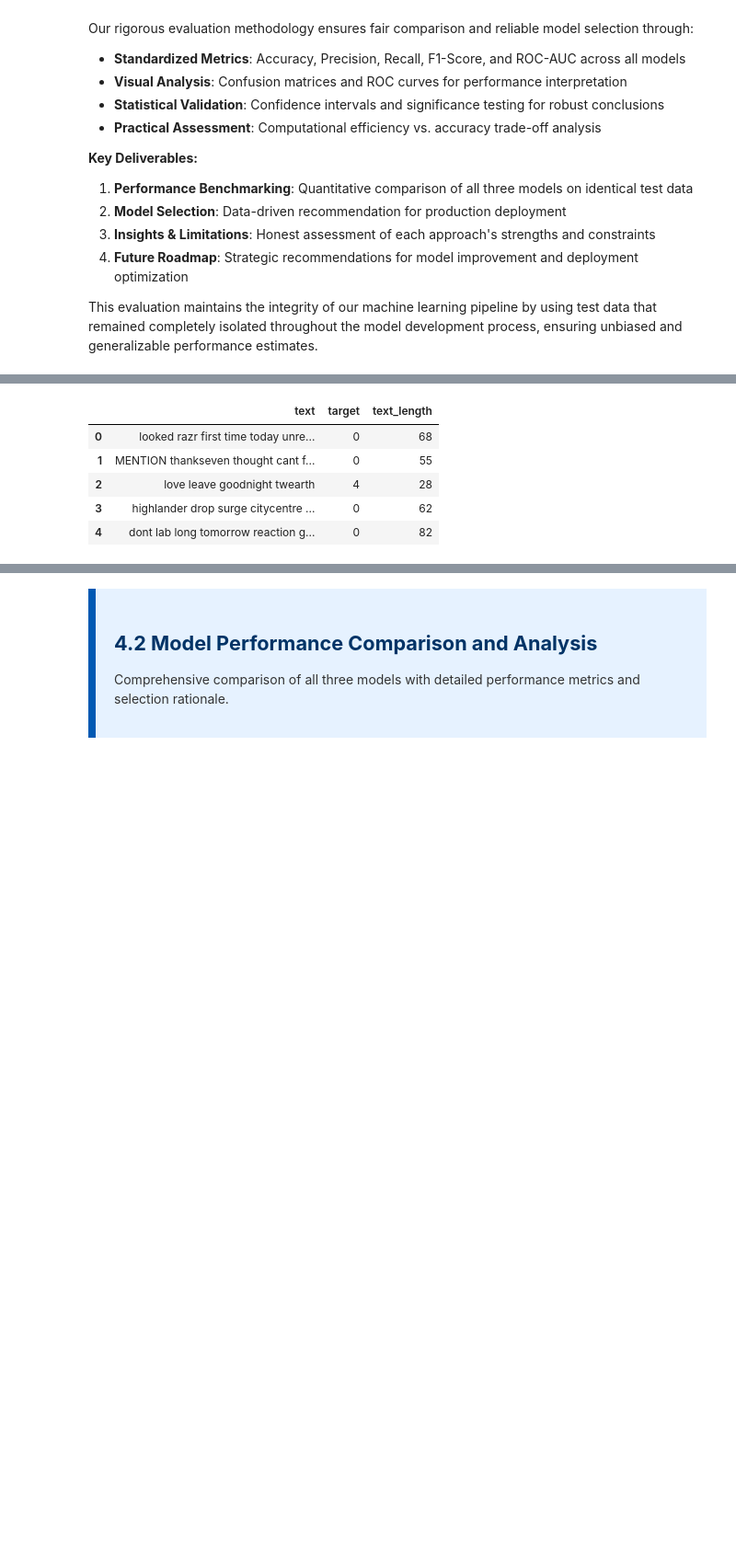
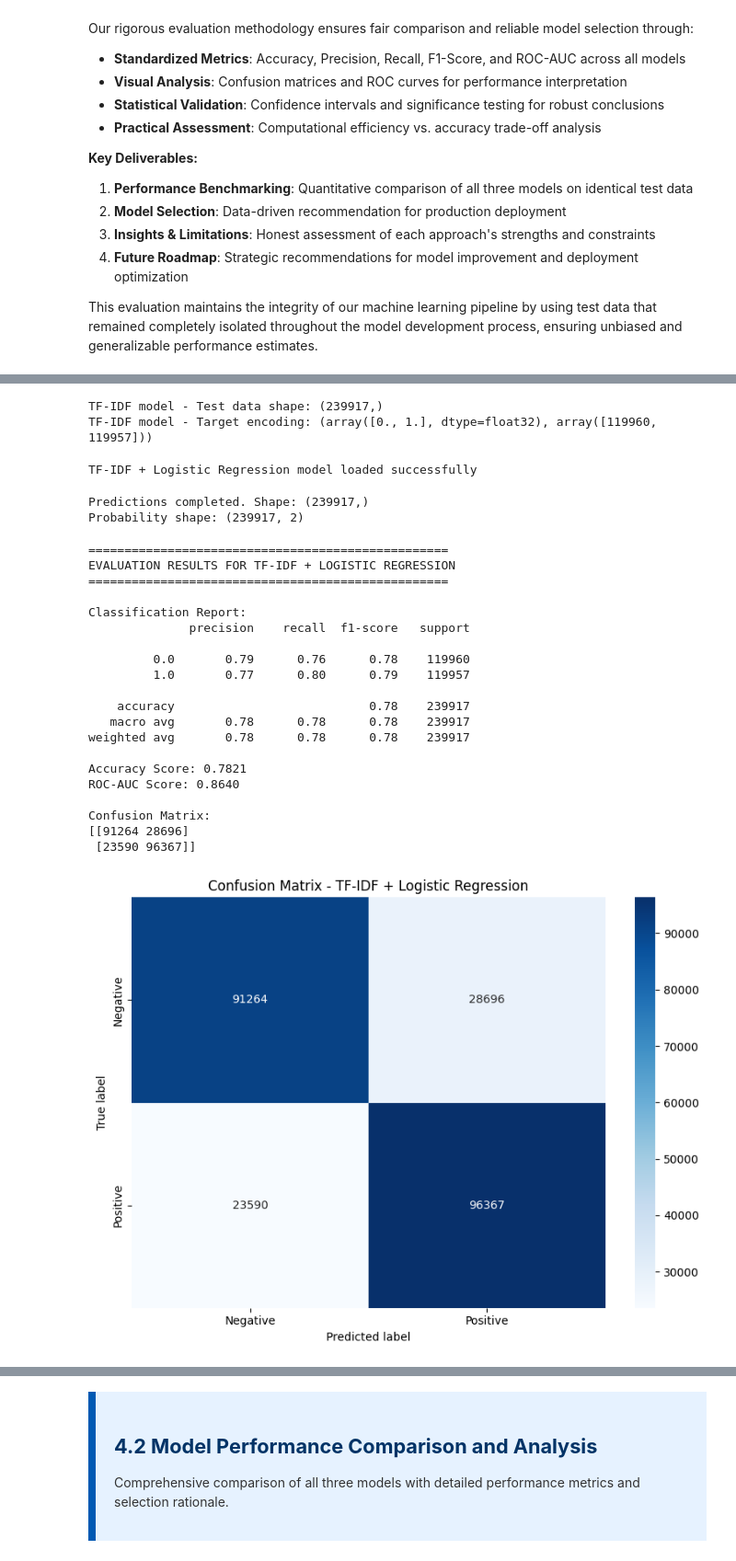
Before and after one commit to ariesslin/ie7500-g1-tweet-sentiment-nlp, a Jupyter notebook: scripts/4-Evaluation-and-Analysis.ipynb, the cells around one changed output, grey strips where cells are left out. Shown at 92% size. Cells and saved outputs as stored; diff of their text form; code cells hidden in the pictures; blank space fills up the shorter version.

```diff
--- a/scripts/4-Evaluation-and-Analysis.ipynb
+++ b/scripts/4-Evaluation-and-Analysis.ipynb
@@ -51,0 +126,11 @@ import seaborn as sns
+# %%
+# Common data cleaning and preprocessing for all models
+test_df_clean = test_df.dropna(subset=["text", "target"]).copy()
+
+# Extract features and labels
+X_test_common = test_df_clean['text']
+y_test_common = test_df_clean['target']
+
+print(f"Clean test data shape: {test_df_clean.shape}")
+print(f"Unique target values: {y_test_common.unique()}")
+print(f"Target distribution:\n{y_test_common.value_counts()}")
@@ -52,27 +207,58 @@ import seaborn as sns
 # %%
-#we first load the saved testing data
+# TF-IDF + Logistic Regression Model Evaluation
+# ==============================================
 
-test_df = pd.read_csv('test_dataset.csv')
+# Use the common preprocessed data and encode targets for this model
+X_test = X_test_common
+y_test = np.where(y_test_common == 4, 1.0, 0.0).astype(np.float32)
 
-test_df.head()
+print(f"TF-IDF model - Test data shape: {X_test.shape}")
+print(f"TF-IDF model - Target encoding: {np.unique(y_test, return_counts=True)}")
 # %% [output]
-|  | text | target | text_length |
-| 0 | looked razr first time today unre... | 0 | 68 |
-| 1 | MENTION thankseven thought cant f... | 0 | 55 |
-| 2 | love leave goodnight twearth | 4 | 28 |
-| 3 | highlander drop surge citycentre ... | 0 | 62 |
-| 4 | dont lab long tomorrow reaction g... | 0 | 82 |
+TF-IDF model - Test data shape: (239917,)
+TF-IDF model - Target encoding: (array([0., 1.], dtype=float32), array([119960, 119957]))
 # %%
-# Next, we separate features and labels, dropping any rows where 'text' or 'target' is null
-
-test_df = test_df.dropna(subset=["text", "target"])
-
-X_test = test_df['text'].str.replace('MENTION', 'mentionuser', regex=False)  # Replace 'MENTION' with 'mentionuser' in the 'text' column
-y_test = test_df['target']
+# Load the TF-IDF + Logistic Regression pipeline
+pipeline = joblib.load(f'{PROJECT_ROOT}/models/tfidf_logreg_pipeline.joblib')
+print("TF-IDF + Logistic Regression model loaded successfully")
+# %% [output]
+TF-IDF + Logistic Regression model loaded successfully
 # %%
-# We encode target to 0 and 1 to accommodate for what we did in training phase for the sigmoids
+# Make predictions with TF-IDF model
+y_pred = pipeline.predict(X_test)
+y_proba = pipeline.predict_proba(X_test)
 
-y_test = np.where(y_test == 4, 1.0, 0.0).astype(np.float32)
+# Extract probabilities for positive class (encoded as 1)
+positive_class_index = list(pipeline.classes_).index(1)
+y_scores = y_proba[:, positive_class_index]
+
+print(f"Predictions completed. Shape: {y_pred.shape}")
+print(f"Probability shape: {y_proba.shape}")
+# %% [output]
+Predictions completed. Shape: (239917,)
+Probability shape: (239917, 2)
 # %%
-# Now we load the saved model for TF-IDF Logistic Regression
-pipeline = joblib.load('tfidf_logreg_pipeline.joblib')
+# Evaluate TF-IDF + Logistic Regression model using the common evaluation function
+tfidf_results = evaluate_model(y_test, y_pred, y_scores, "TF-IDF + Logistic Regression")
+# %% [output]
+==================================================
+EVALUATION RESULTS FOR TF-IDF + LOGISTIC REGRESSION
+==================================================
+
+Classification Report:
+              precision    recall  f1-score   support
+
+         0.0       0.79      0.76      0.78    119960
+         1.0       0.77      0.80      0.79    119957
+
+    accuracy                           0.78    239917
+   macro avg       0.78      0.78      0.78    239917
+weighted avg       0.78      0.78      0.78    239917
+
+Accuracy Score: 0.7821
+ROC-AUC Score: 0.8640
+
+Confusion Matrix:
+[[91264 28696]
+ [23590 96367]]
+[figure, added]
```
Also changed, not shown: parts of 47 cells of this notebook.
